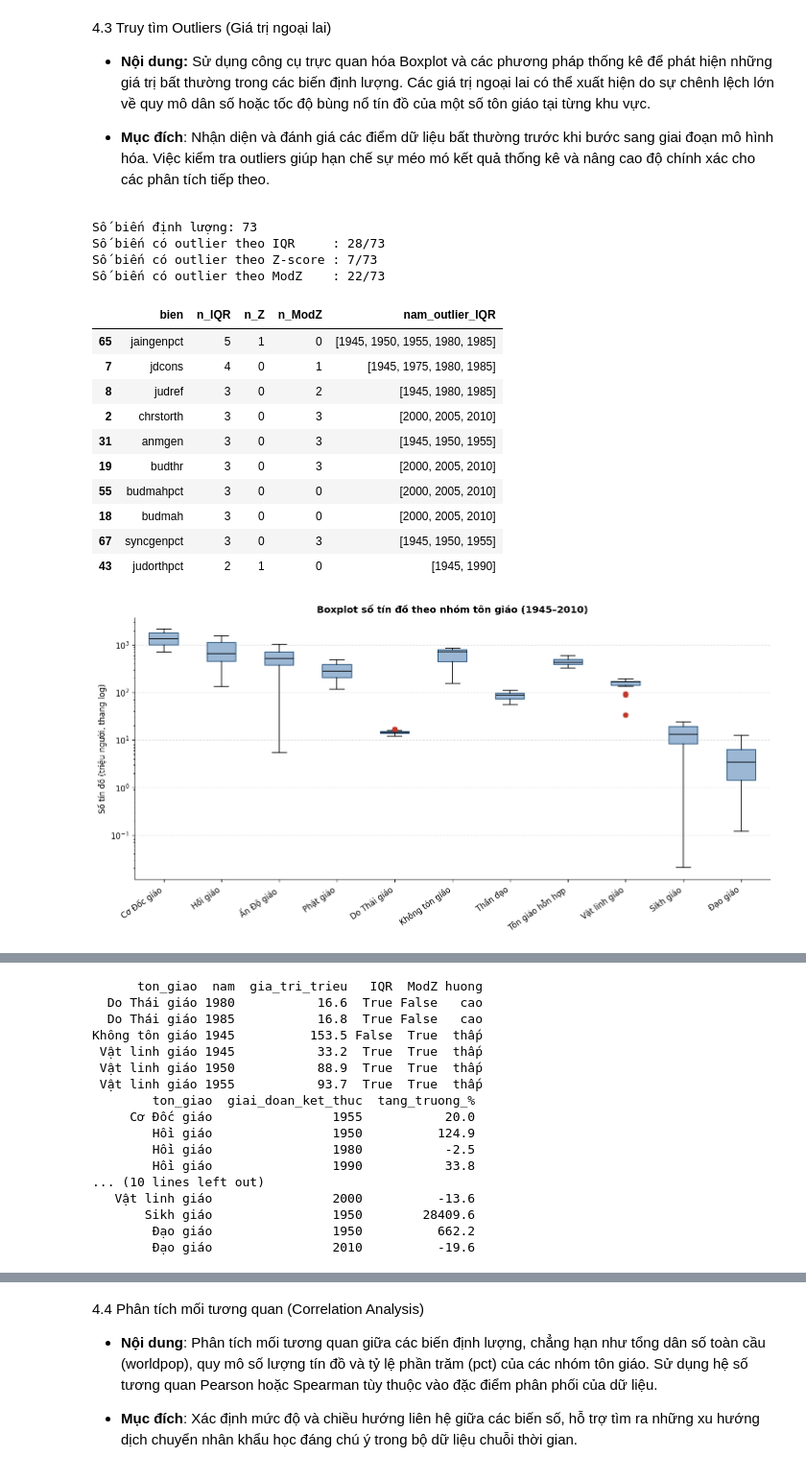
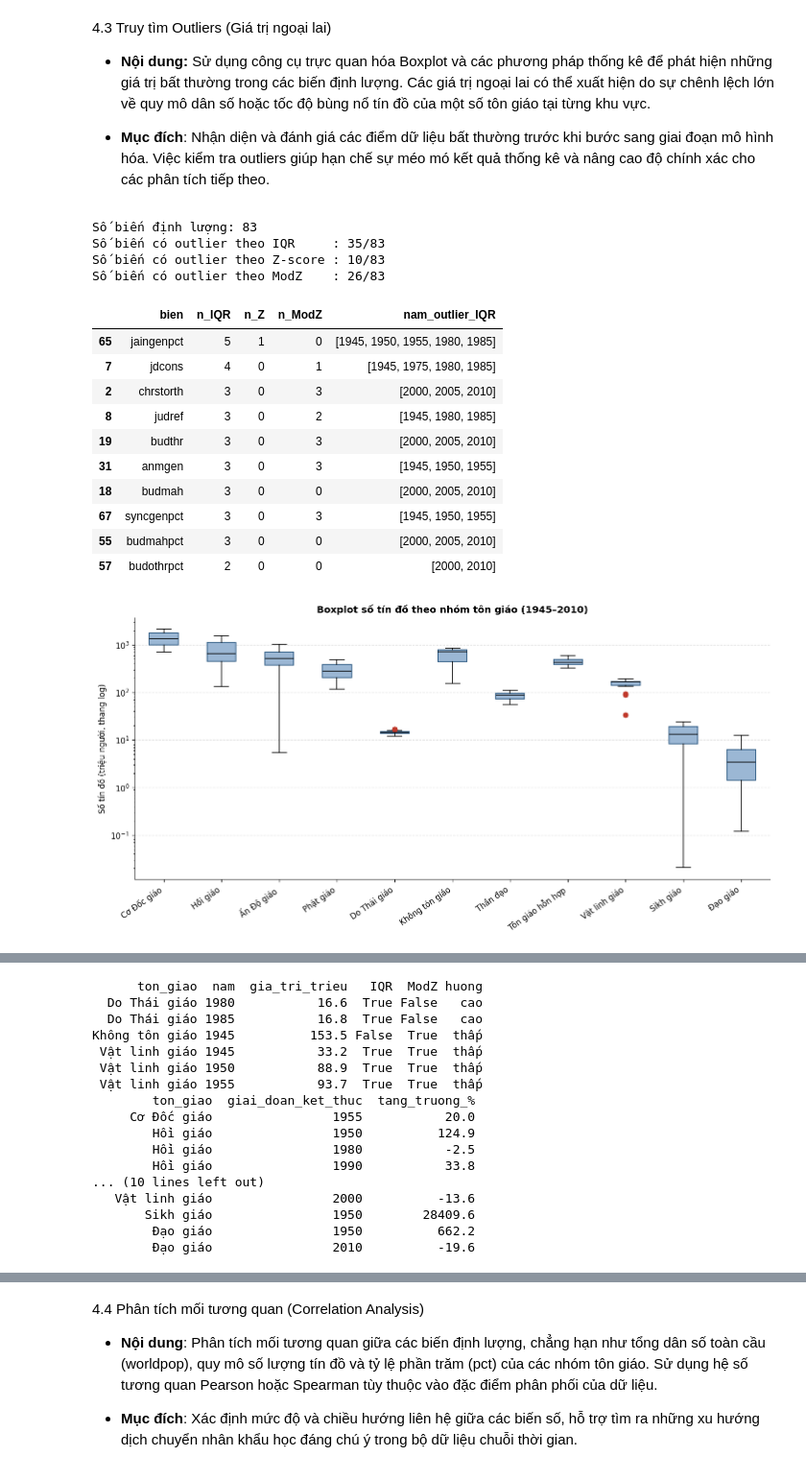
Before and after one commit to 28-TranTrungKien-24174600028/Do_An_1_Nhom_2_3_DHKL18A1HN, a Jupyter notebook: Đồ án 1.ipynb, the cells around one changed output, grey strips where cells are left out. Shown at 96% size. Drawn from its saved outputs; the diff is of its cells as text; code cells hidden in the pictures.

```diff
--- a/Đồ án 1.ipynb
+++ b/Đồ án 1.ipynb
@@ -1003,13 +1003,19 @@ from scipy import stats
 plt.rcParams.update({"font.family": "DejaVu Sans", "figure.dpi": 120,
                      "axes.spines.top": False, "axes.spines.right": False})
 
-# Sử dụng URL GitHub chứa dữ liệu để tránh lỗi FileNotFoundError
-url = "https://raw.githubusercontent.com/28-TranTrungKien-24174600028/Do_An_1_Nhom_2_3_DHKL18A1HN/refs/heads/main/WRP%20global%20data.csv"
-df = pd.read_csv(url, thousands=",")
+# Sử dụng trực tiếp dữ liệu df_clean đã làm sạch từ Chương 2
+df = df_clean.copy()
 
 # Biến định lượng: loại index/year và các cột hằng số
 quant_cols = [c for c in df.columns
               if c not in ("index", "year") and df[c].nunique() > 1]
+
+# Chuẩn hóa toàn bộ biến định lượng về dạng số (loại bỏ dấu phẩy nếu có)
+for c in quant_cols:
+    if df[c].dtype == object:
+        df[c] = df[c].astype(str).str.replace(',', '', regex=False).str.strip()
+    df[c] = pd.to_numeric(df[c], errors='coerce').fillna(0)
+
 print("Số biến định lượng:", len(quant_cols))
 
 names = {"chrstgen": "Cơ Đốc giáo", "islmgen": "Hồi giáo", "hindgen": "Ấn Độ giáo",
@@ -1084,9 +1090,9 @@ plt.show()
 # %%
 pct_cols = [c + "pct" for c in cols if c + "pct" in df.columns and df[c + "pct"].nunique() > 1]
 n = len(pct_cols)
-ncol = 4
-nrow = int(np.ceil(n / ncol))
-fig, axes = plt.subplots(nrow, ncol, figsize=(14, 3.2 * nrow))
+col = 4
+nrow = int(np.ceil(n / col))
+fig, axes = plt.subplots(nrow, col, figsize=(14, 3.2 * nrow))
 for ax, c in zip(axes.ravel(), pct_cols):
     s = df[c] * 100
     ax.boxplot(s, patch_artist=True, widths=0.5,
@@ -1129,45 +1135,45 @@ print(detail_df.to_string(index=False) if len(detail_df) else "Không có outlie
 
 # %%
 growth = df.set_index("year")[cols].pct_change().dropna() * 100
 growth.columns = [names[c] for c in growth.columns]
 g_rows = []
 for c in growth.columns:
     m, lo, hi = iqr_outliers(growth[c])
     for yr in growth.index[m]:
         g_rows.append({"ton_giao": c, "giai_doan_ket_thuc": yr,
                        "tang_truong_%": round(growth.loc[yr, c], 1)})
 print(pd.DataFrame(g_rows).to_string(index=False) if g_rows else "Không có kỳ tăng trưởng bất thường")
 
 fig, ax = plt.subplots(figsize=(12, 5))
 ax.boxplot([growth[c] for c in growth.columns], patch_artist=True,
            boxprops=dict(facecolor="#f5cba7", edgecolor="#a04000"),
            medianprops=dict(color="black"),
            flierprops=dict(marker="o", markerfacecolor="#c0392b", markeredgecolor="#c0392b"))
 ax.set_xticks(range(1, len(growth.columns) + 1))
 ax.set_xticklabels(growth.columns, rotation=35, ha="right")
 ax.set_yscale("symlog", linthresh=50)
 ax.set_ylabel("Tăng trưởng mỗi kỳ 5 năm (%, thang symlog)")
 ax.set_title("Boxplot tốc độ tăng trưởng số tín đồ theo kỳ 5 năm", fontweight="bold")
 ax.axhline(0, color="gray", lw=0.8)
 plt.tight_layout()
 plt.savefig("hinh_4_3c_boxplot_tang_truong.png", bbox_inches="tight")
 plt.show()
 # %% [output]
-Số biến định lượng: 73
-Số biến có outlier theo IQR     : 28/73
-Số biến có outlier theo Z-score : 7/73
-Số biến có outlier theo ModZ    : 22/73
+Số biến định lượng: 83
+Số biến có outlier theo IQR     : 35/83
+Số biến có outlier theo Z-score : 10/83
+Số biến có outlier theo ModZ    : 26/83
 |  | bien | n_IQR | n_Z | n_ModZ | nam_outlier_IQR |
 | 65 | jaingenpct | 5 | 1 | 0 | [1945, 1950, 1955, 1980, 1985] |
 | 7 | jdcons | 4 | 0 | 1 | [1945, 1975, 1980, 1985] |
+| 2 | chrstorth | 3 | 0 | 3 | [2000, 2005, 2010] |
 | 8 | judref | 3 | 0 | 2 | [1945, 1980, 1985] |
-| 2 | chrstorth | 3 | 0 | 3 | [2000, 2005, 2010] |
+| 19 | budthr | 3 | 0 | 3 | [2000, 2005, 2010] |
 | 31 | anmgen | 3 | 0 | 3 | [1945, 1950, 1955] |
-| 19 | budthr | 3 | 0 | 3 | [2000, 2005, 2010] |
-| 55 | budmahpct | 3 | 0 | 0 | [2000, 2005, 2010] |
 | 18 | budmah | 3 | 0 | 0 | [2000, 2005, 2010] |
 | 67 | syncgenpct | 3 | 0 | 3 | [1945, 1950, 1955] |
-| 43 | judorthpct | 2 | 1 | 0 | [1945, 1990] |
+| 55 | budmahpct | 3 | 0 | 0 | [2000, 2005, 2010] |
+| 57 | budothrpct | 2 | 0 | 0 | [2000, 2010] |
 [figure]
 [figure]
       ton_giao  nam  gia_tri_trieu   IQR  ModZ huong
```
Also changed, not shown: parts of 2 cells of this notebook.
